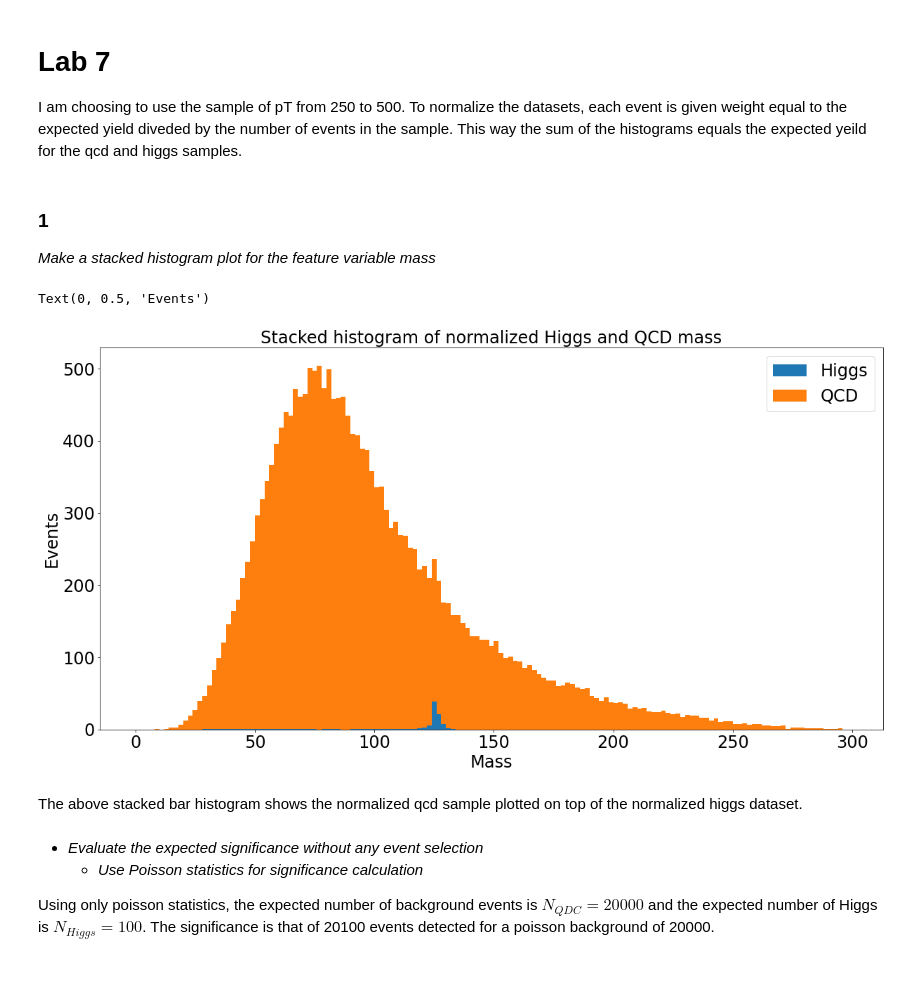
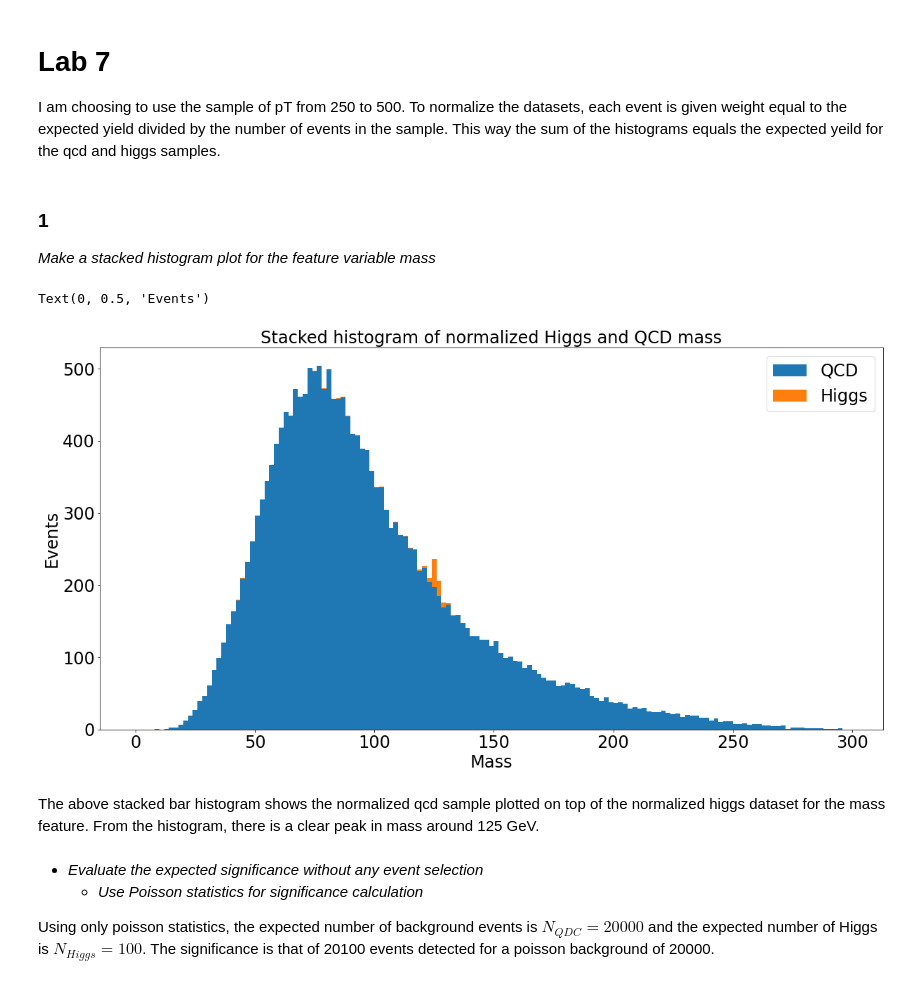
Before and after one commit to cmerrill11/Phys-434, a Jupyter notebook: Lab7.ipynb, the cells around one changed output. Cells and saved outputs as stored; diff of their text form; code cells hidden in the pictures.

```diff
--- a/Lab7.ipynb
+++ b/Lab7.ipynb
@@ -6,7 +6,7 @@ import matplotlib.pyplot as plt
 import scipy.stats as stats
 # %% [markdown]
 # **Lab 7**
-I am choosing to use the sample of pT from 250 to 500. To normalize the datasets, each event is given weight equal to the expected yield diveded by the number of events in the sample. This way the sum of the histograms equals the expected yeild for the qcd and higgs samples.
+I am choosing to use the sample of pT from 250 to 500. To normalize the datasets, each event is given weight equal to the expected yield divided by the number of events in the sample. This way the sum of the histograms equals the expected yeild for the qcd and higgs samples.
 # %%
 open_qcd = open('qcd_100000_pt_250_500.pkl', 'rb')
 qcd_data = pickle.load(open_qcd)
@@ -21,28 +21,28 @@ open_higgs.close()
 # %%
 fig, ax = plt.subplots(1,1, figsize = (20, 10))
 plt.tick_params(labelsize = 24)
 
 # Create weights arrays so that the histograms are normalized to give expected yeilds
 higgs_weights = np.repeat(100/len(higgs_data['mass']), len(higgs_data['mass'])) # Nhiggs = 100
 qcd_weights = np.repeat((20000/len(qcd_data['mass'])), len(qcd_data['mass'])) # Nqcd = 20000
 
 
 bins = np.arange(0, 300, 2)
 
-heights, temp1, temp2 = ax.hist([higgs_data['mass'], qcd_data['mass']],
+heights, temp1, temp2 = ax.hist([qcd_data['mass'], higgs_data['mass']],
                                 bins = bins,
-                                weights = [higgs_weights, qcd_weights],
+                                weights = [qcd_weights, higgs_weights],
                                 stacked = True,
-                                label = ["Higgs", "QCD"])
+                                label = ["QCD", "Higgs"])
 ax.legend(fontsize = 24)
 ax.set_title("Stacked histogram of normalized Higgs and QCD mass", fontsize = 24)
 ax.set_xlabel("Mass", fontsize = 24)
 ax.set_ylabel("Events", fontsize = 24)
 # %% [output]
 Text(0, 0.5, 'Events')
-[figure, old version]
+[figure, new version]
 # %% [markdown]
-The above stacked bar histogram shows the normalized qcd sample plotted on top of the normalized higgs dataset.
+The above stacked bar histogram shows the normalized qcd sample plotted on top of the normalized higgs dataset for the mass feature. From the histogram, there is a clear peak in mass around 125 GeV.
 # %% [markdown]
 * *Evaluate the expected significance without any event selection*
   * *Use Poisson statistics for significance calculation*
```
Also changed, not shown: parts of 38 cells of this notebook.
